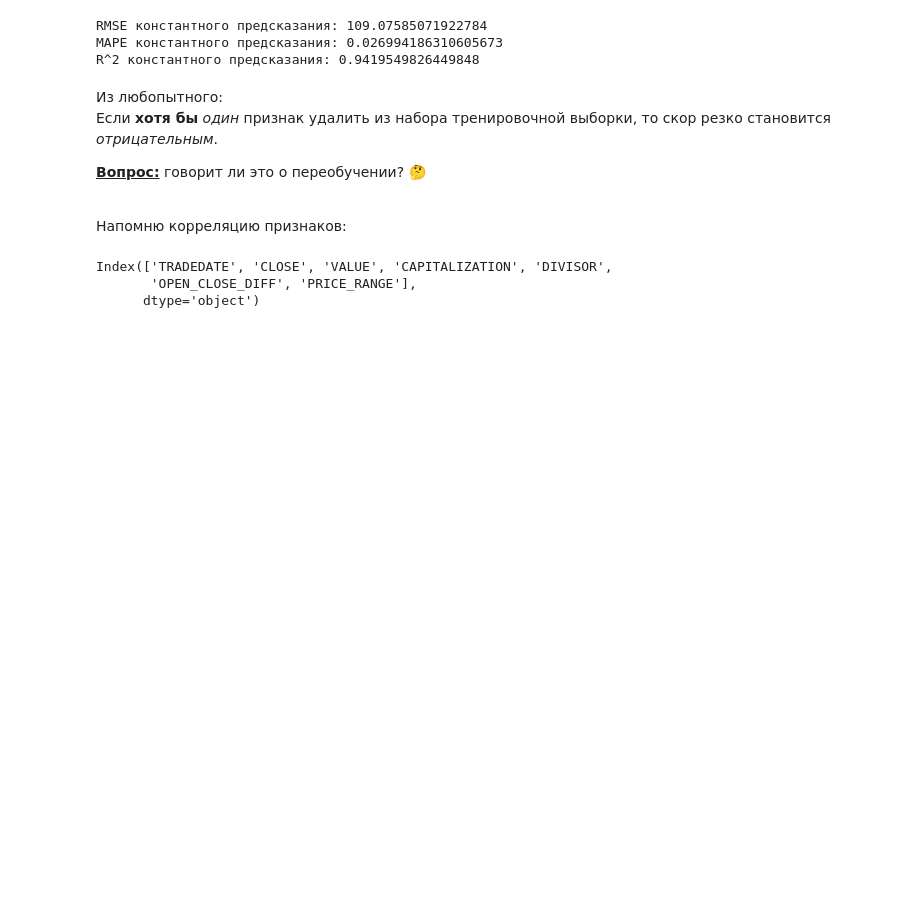
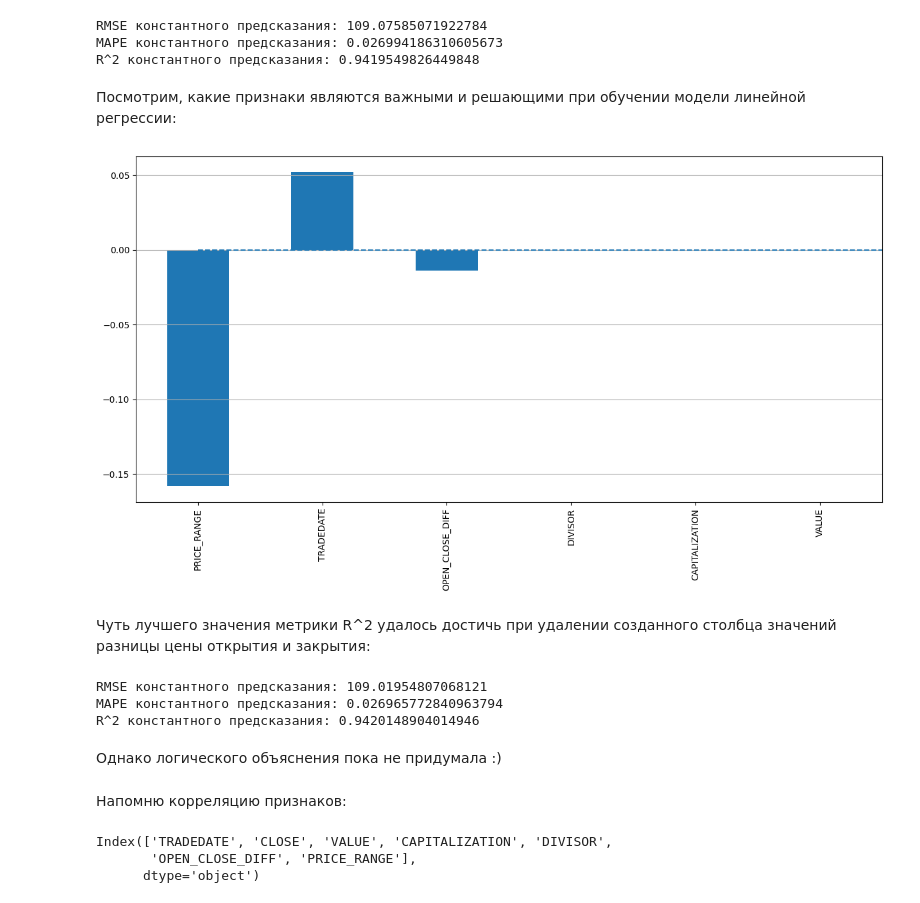
Before and after one commit to mariaa-ea/Machine-learning-for-scientific-data-analysis, a Jupyter notebook: PR_1.ipynb, the cells around one changed output. Cells and saved outputs as stored; diff of their text form; code cells hidden in the pictures; blank space fills up the shorter version.

```diff
--- a/PR_1.ipynb
+++ b/PR_1.ipynb
@@ -627,7 +629,7 @@ train_size = int(len(data_new) * 0.8)
 train_data = data_new[:train_size]
 test_data = data_new[train_size:]
 
-X_train =  train_data.drop('CLOSE', axis=1)
+X_train =  train_data.drop(['CLOSE'], axis=1)
 X_test = test_data.drop('CLOSE', axis=1)
 y_train = train_data['CLOSE']
 y_test = test_data['CLOSE']
@@ -648,15 +650,55 @@ print("R^2 константного предсказания:", r2_lr)
 RMSE константного предсказания: 109.07585071922784
 MAPE константного предсказания: 0.026994186310605673
 R^2 константного предсказания: 0.9419549826449848
-# %% [markdown]
-Из любопытного:
-Если **хотя бы** _один_ признак удалить из набора тренировочной выборки, то скор резко становится _отрицательным_.
-
-**<u>Вопрос:</u>** говорит ли это о переобучении? 🤔
-
-<br>
-
-Напомню корреляцию признаков:
+# %% [markdown]
+Посмотрим, какие признаки являются важными и решающими при обучении модели линейной регрессии:
+# %%
+def plotCoefficients(model, columns):
+    coefs = pd.DataFrame(model.coef_, columns)
+    coefs.columns = ["coef"]
+    coefs["abs"] = coefs.coef.apply(np.abs)
+    coefs = coefs.sort_values(by="abs", ascending=False).drop(["abs"], axis=1)
+
+    plt.figure(figsize=(15, 7))
+    coefs.coef.plot(kind='bar')
+    plt.grid(True, axis='y')
+    plt.hlines(y=0, xmin=0, xmax=len(coefs), linestyles='dashed')
+# %%
+plotCoefficients(lr, X_train.columns)
+# %% [output]
+[figure, added]
+# %% [markdown]
+Чуть лучшего значения метрики R^2 удалось достичь при удалении созданного столбца значений разницы цены открытия и закрытия:
+# %%
+train_size = int(len(data_new) * 0.8)
+train_data = data_new[:train_size]
+test_data = data_new[train_size:]
+
+X_train_new =  train_data.drop(['CLOSE', 'OPEN_CLOSE_DIFF'], axis=1)
+X_test_new = test_data.drop(['CLOSE', 'OPEN_CLOSE_DIFF'], axis=1)
+y_train_new = train_data['CLOSE']
+y_test_new = test_data['CLOSE']
+
+lr = LinearRegression()
+lr.fit(X_train_new, y_train_new)
+y_preds_lr_new = lr.predict(X_test_new)
+
+rmse_lr_new = np.sqrt(mean_squared_error(y_test_new, y_preds_lr_new))
+print("RMSE константного предсказания:", rmse_lr_new)
+
+mape_lr_new = mean_absolute_percentage_error(y_test_new, y_preds_lr_new)
+print("MAPE константного предсказания:", mape_lr_new)
+
+r2_lr_new = r2_score(y_test_new, y_preds_lr_new)
+print("R^2 константного предсказания:", r2_lr_new)
+# %% [output]
+RMSE константного предсказания: 109.01954807068121
+MAPE константного предсказания: 0.026965772840963794
+R^2 константного предсказания: 0.9420148904014946
+# %% [markdown]
+Однако логического объяснения пока не придумала :)
+# %% [markdown]
+Напомню корреляцию признаков:
 # %%
 data_new.columns
 # %% [output]
```
Also changed, not shown: parts of 24 cells of this notebook.
